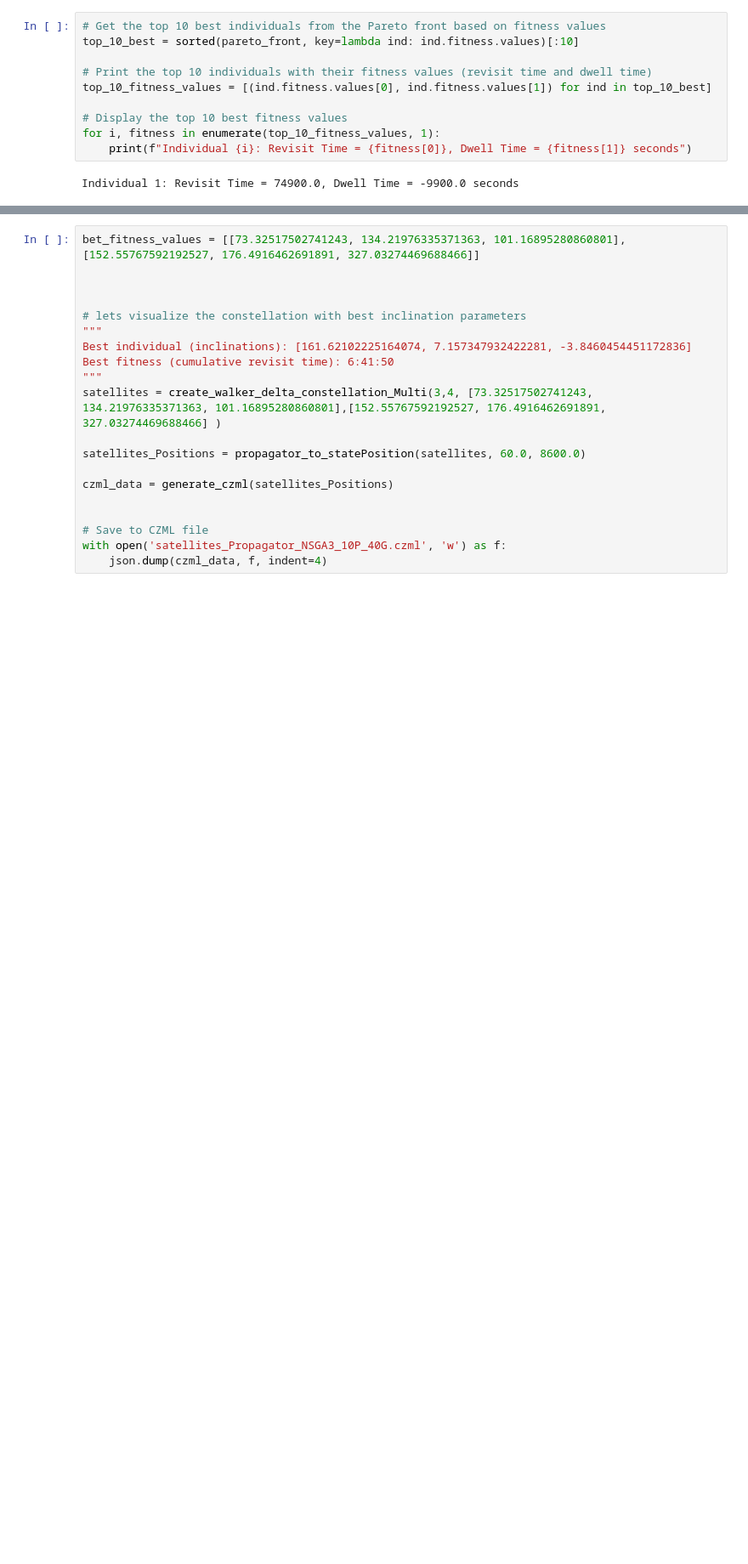
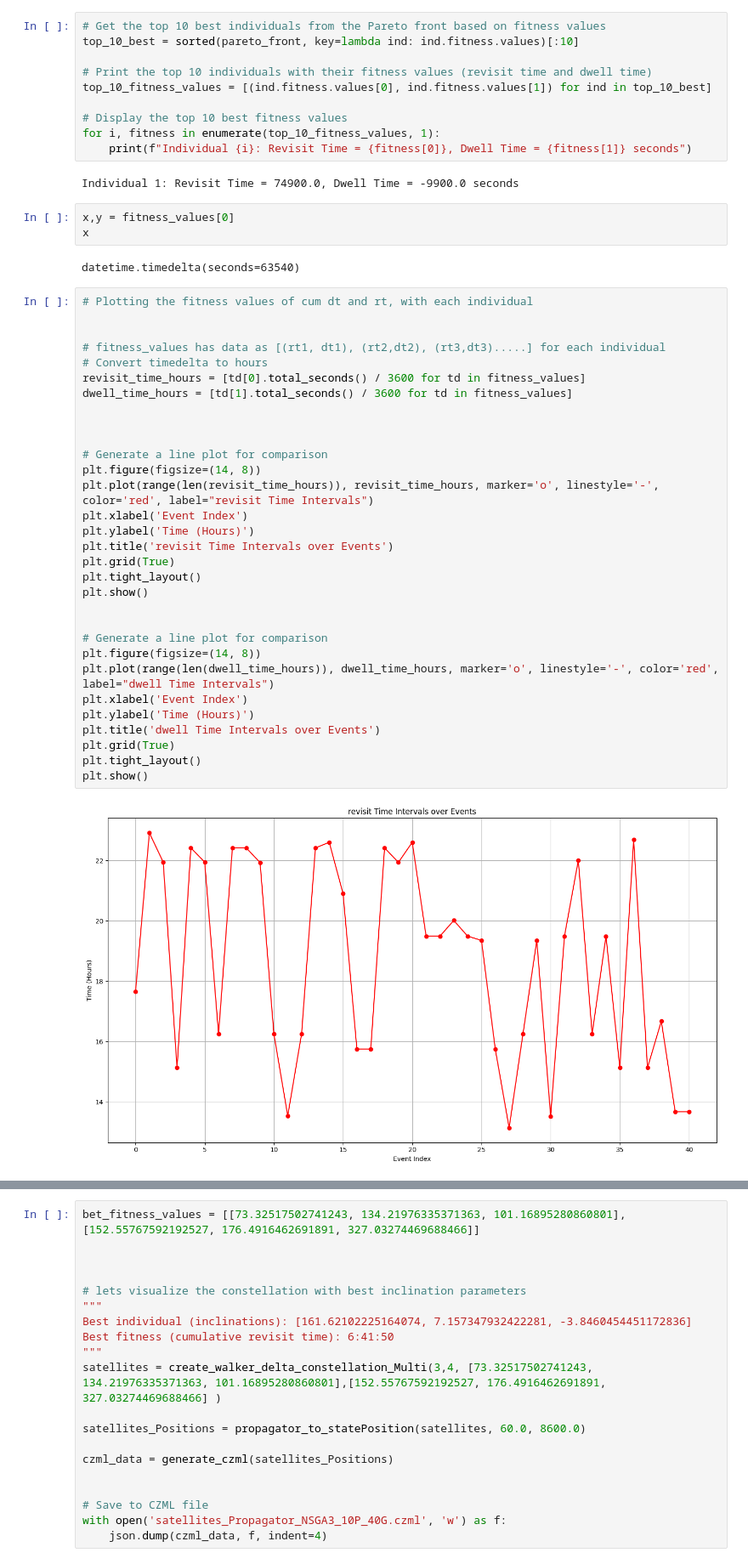
Before and after one commit to amarnepali/masterResearchProj, a Jupyter notebook: Constellation_And_Detection.ipynb, the cells around one changed output, grey strips where cells are left out. Shown at 85% size. Cells and saved outputs as stored; diff of their text form; blank space fills up the shorter version.

```diff
--- a/Constellation_And_Detection.ipynb
+++ b/Constellation_And_Detection.ipynb
@@ -2131,3 +2131,41 @@ for i, fitness in enumerate(top_10_fitness_values, 1):
     print(f"Individual {i}: Revisit Time = {fitness[0]}, Dwell Time = {fitness[1]} seconds")
 # %% [output]
 Individual 1: Revisit Time = 74900.0, Dwell Time = -9900.0 seconds
+# %%
+x,y = fitness_values[0]
+x
+# %% [output]
+datetime.timedelta(seconds=63540)
+# %%
+# Plotting the fitness values of cum dt and rt, with each individual
+
+
+# fitness_values has data as [(rt1, dt1), (rt2,dt2), (rt3,dt3).....] for each individual
+# Convert timedelta to hours
+revisit_time_hours = [td[0].total_seconds() / 3600 for td in fitness_values]
+dwell_time_hours = [td[1].total_seconds() / 3600 for td in fitness_values]
+
+
+
+# Generate a line plot for comparison
+plt.figure(figsize=(14, 8))
+plt.plot(range(len(revisit_time_hours)), revisit_time_hours, marker='o', linestyle='-', color='red', label="revisit Time Intervals")
+plt.xlabel('Event Index')
+plt.ylabel('Time (Hours)')
+plt.title('revisit Time Intervals over Events')
+plt.grid(True)
+plt.tight_layout()
+plt.show()
+
+
+# Generate a line plot for comparison
+plt.figure(figsize=(14, 8))
+plt.plot(range(len(dwell_time_hours)), dwell_time_hours, marker='o', linestyle='-', color='red', label="dwell Time Intervals")
+plt.xlabel('Event Index')
+plt.ylabel('Time (Hours)')
+plt.title('dwell Time Intervals over Events')
+plt.grid(True)
+plt.tight_layout()
+plt.show()
+# %% [output]
+[figure, added]
```
Also changed, not shown: parts of 9 cells of this notebook, 2 other files.
